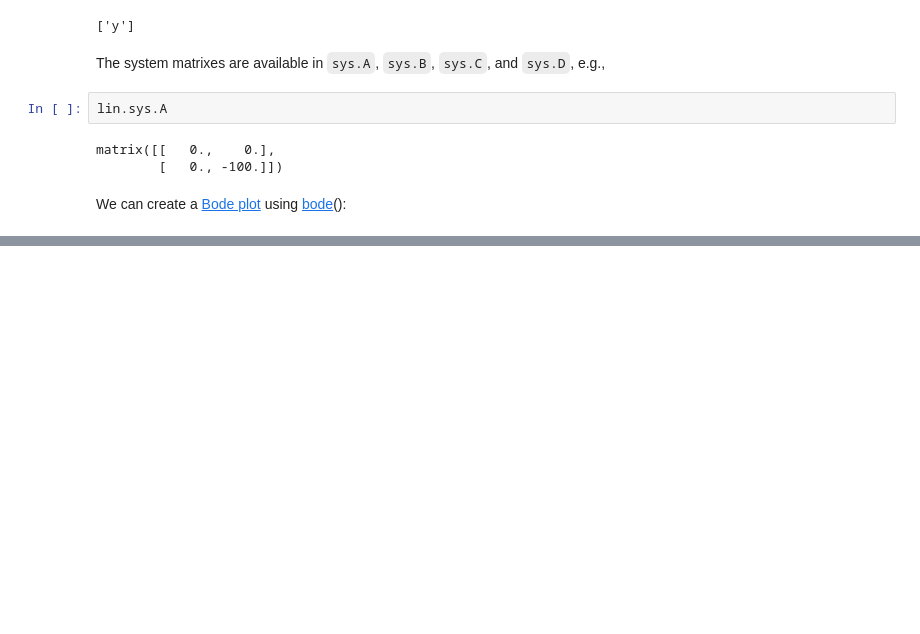
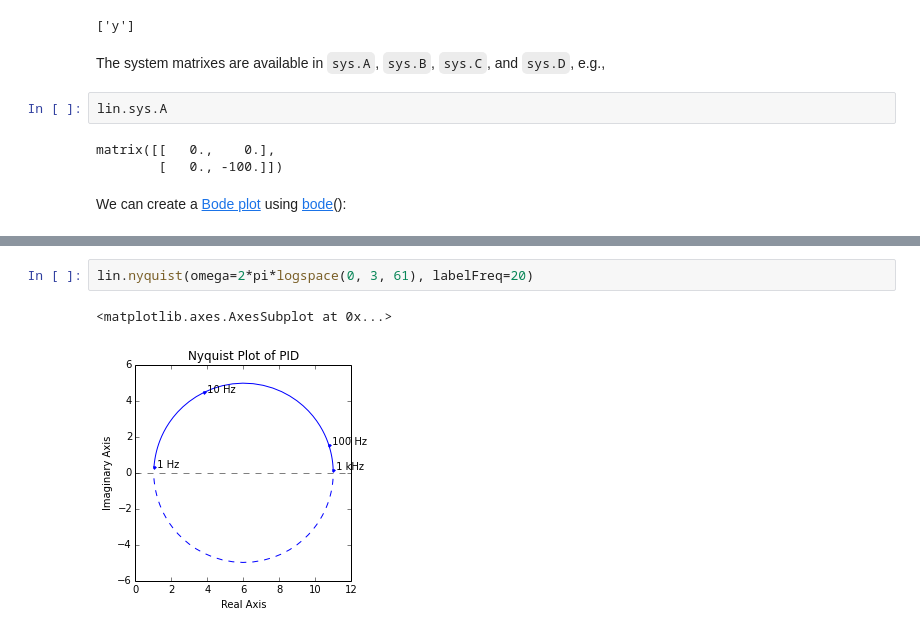
Before and after one commit to kdavies4/ModelicaRes, a Jupyter notebook: examples/tutorial.ipynb, the cells around one changed output, grey strips where cells are left out. Cells and saved outputs as stored; diff of their text form; blank space fills up the shorter version.

```diff
--- a/examples/tutorial.ipynb
+++ b/examples/tutorial.ipynb
@@ -149,0 +148,5 @@ show()
+# %%
+lin.nyquist(omega=2*pi*logspace(0, 3, 61), labelFreq=20)
+# %% [output]
+<matplotlib.axes.AxesSubplot at 0x...>
+[figure, added]
```
Also changed, not shown: parts of 17 cells of this notebook, 10 other files.
